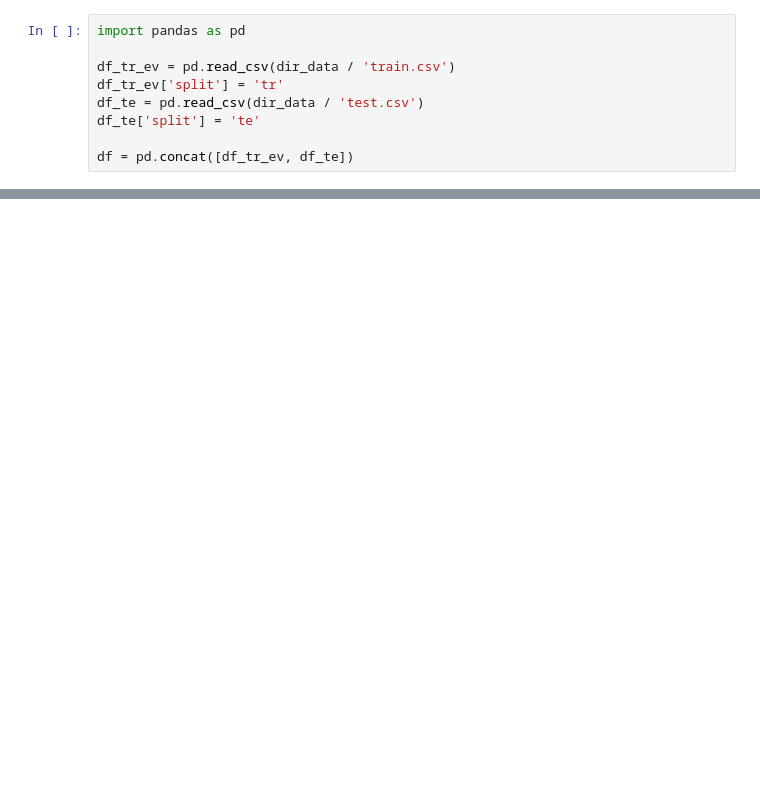
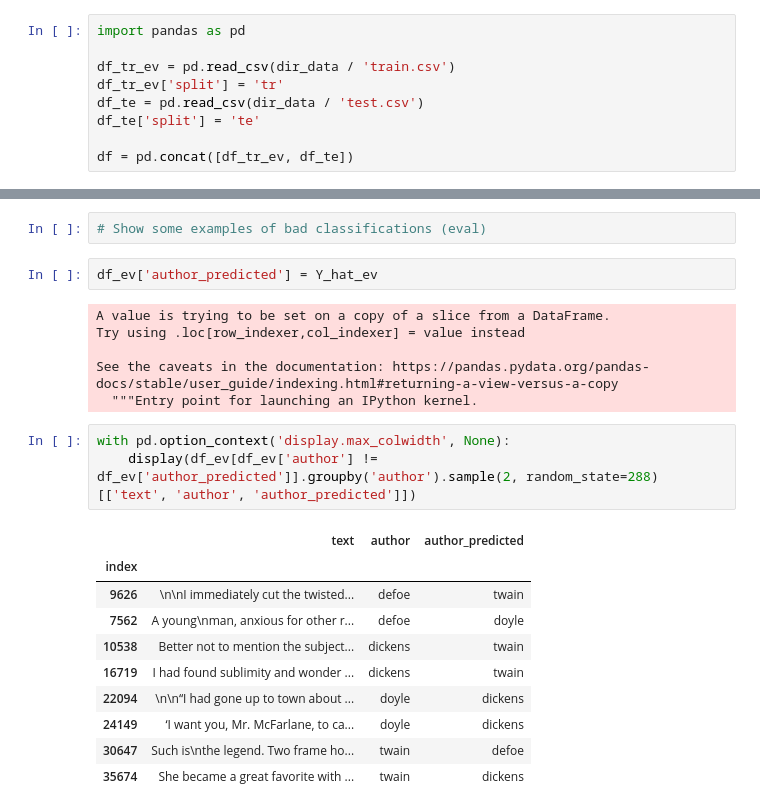
Before and after one commit to ivsanro1/author_classification, a Jupyter notebook: notebooks/train.ipynb, the cells around one changed output, grey strips where cells are left out. Drawn from its saved outputs; the diff is of its cells as text; blank space fills up the shorter version.

```diff
--- a/notebooks/train.ipynb
+++ b/notebooks/train.ipynb
@@ -92,0 +373,24 @@ X_ev_scaled = scaler.transform(X_ev)
+# %%
+# Show some examples of bad classifications (eval)
+# %%
+df_ev['author_predicted'] = Y_hat_ev
+# %% [output]
+A value is trying to be set on a copy of a slice from a DataFrame.
+Try using .loc[row_indexer,col_indexer] = value instead
+
+See the caveats in the documentation: https://pandas.pydata.org/pandas-docs/stable/user_guide/indexing.html#returning-a-view-versus-a-copy
+  """Entry point for launching an IPython kernel.
+# %%
+with pd.option_context('display.max_colwidth', None):
+    display(df_ev[df_ev['author'] != df_ev['author_predicted']].groupby('author').sample(2, random_state=288)[['text', 'author', 'author_predicted']])
+# %% [output]
+|  | text | author | author_predicted |
+| index |  |  |  |
+| 9626 | \n\nI immediately cut the twisted... | defoe | twain |
+| 7562 | A young\nman, anxious for other r... | defoe | doyle |
+| 10538 | Better not to mention the subject... | dickens | twain |
+| 16719 | I had found sublimity and wonder ... | dickens | twain |
+| 22094 | \n\n“I had gone up to town about ... | doyle | dickens |
+| 24149 | ‘I want you, Mr. McFarlane, to ca... | doyle | dickens |
+| 30647 | Such is\nthe legend. Two frame ho... | twain | defoe |
+| 35674 | She became a great favorite with ... | twain | dickens |
```
Also changed, not shown: parts of 46 cells of this notebook, 6 other files.
